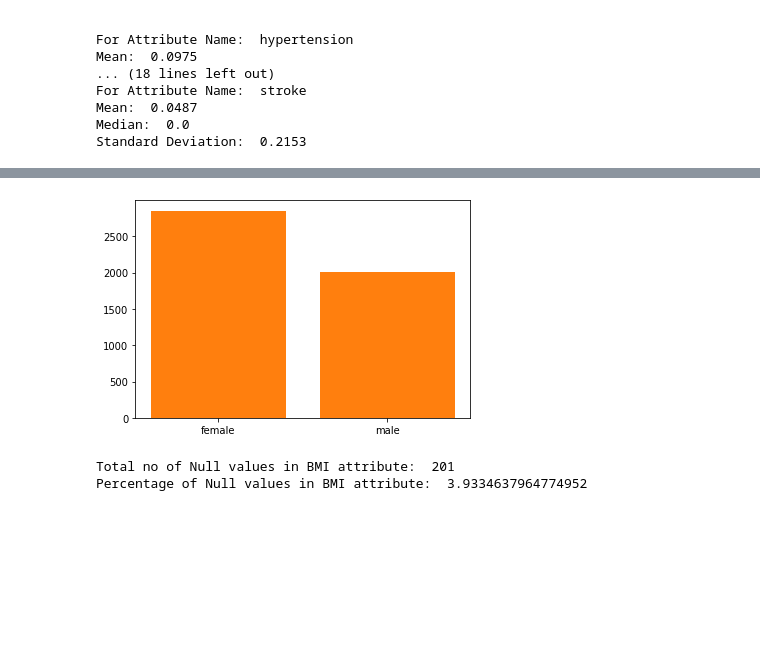
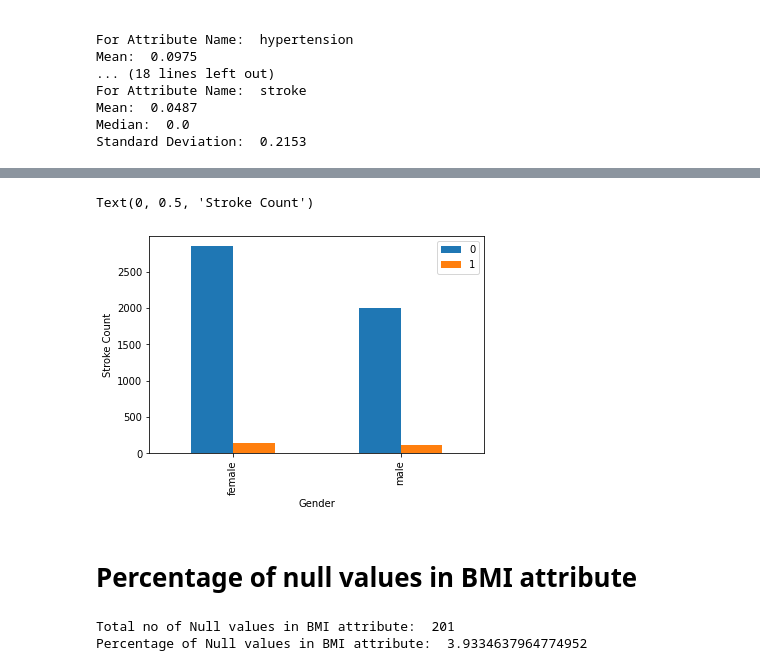
Before and after one commit to Esha-Gupta-DAX/Training, a Jupyter notebook: DAX-DS-Assignment-2022-Esha_Gupta/Data_Analytics/Data_Analytics.ipynb, the cells around one changed output, grey strips where cells are left out. Drawn from its saved outputs; the diff is of its cells as text; code cells hidden in the pictures; blank space fills up the shorter version.

```diff
--- a/DAX-DS-Assignment-2022-Esha_Gupta/Data_Analytics/Data_Analytics.ipynb
+++ b/DAX-DS-Assignment-2022-Esha_Gupta/Data_Analytics/Data_Analytics.ipynb
@@ -105,22 +117,23 @@ SyntaxError: invalid syntax (1751067649.py, line 1)
 # %%
-#
-
 femaleStrokeCount = len(df[(df['gender'] == 'Female') & (df['stroke'] == 1)])
 maleStrokeCount = len(df[(df['gender'] == 'Male') & (df['stroke'] == 1)])
 totalFemaleCount = len(df[(df['gender'] == 'Female')])
 totalMaleCount = len(df[(df['gender'] == 'Male')])
 
-# fig, ax = plt.subplots(figsize =(10, 7))
-# ax.hist([femaleStrokeCount,maleStrokeCount], bins = ['female','male'])
-fig, ax = plt.subplots()
-ax.bar(['female','male'], [femaleStrokeCount,maleStrokeCount],label='Women')
-ax.bar(['female','male'], [totalFemaleCount-femaleStrokeCount,totalMaleCount-maleStrokeCount],label='Womn')
-# plt.xlabel("Gender")
-# plt.ylabel("Stroke Count")
-# plt.title("Number of people voted in each year")
-plt.show()
+X = ['female','male']
+Y = [femaleStrokeCount,maleStrokeCount]
+Z = [totalFemaleCount-femaleStrokeCount,totalMaleCount-maleStrokeCount]
+
+df1 = pd.DataFrame(np.c_[Z,Y], index=X)
+df1.plot.bar()
+
+plt.xlabel("Gender")
+plt.ylabel("Stroke Count")
 # %% [output]
+Text(0, 0.5, 'Stroke Count')
-[figure, old version]
+[figure, new version]
+# %% [markdown]
+# Percentage of null values in BMI attribute
 # %%
 print("Total no of Null values in BMI attribute: ",df['bmi'].isna().sum())
 print("Percentage of Null values in BMI attribute: ",(df['bmi'].isna().sum()/len(df['bmi']))*100)
```
Also changed, not shown: parts of 19 cells of this notebook, 2 other files.
